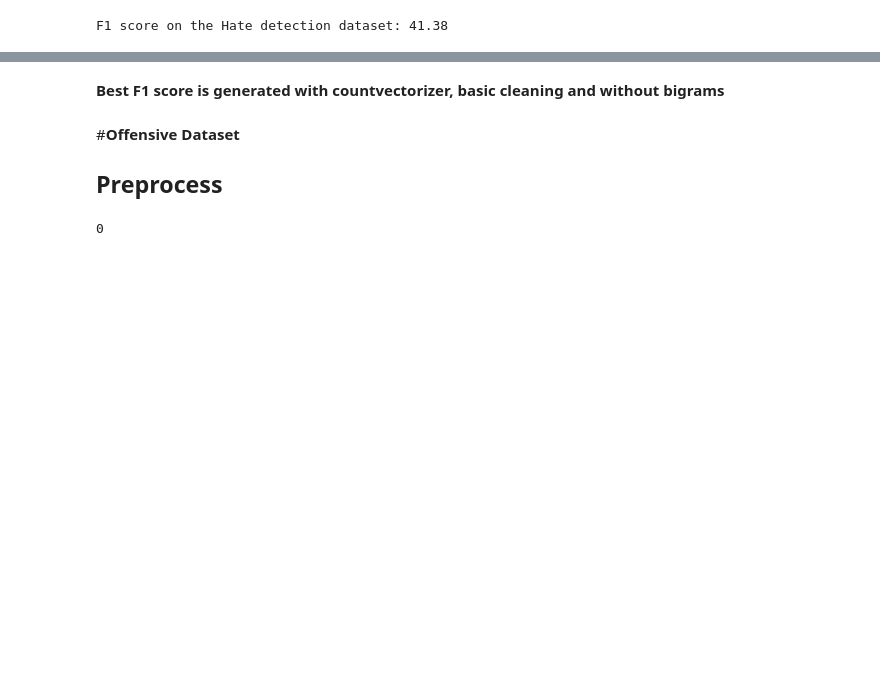
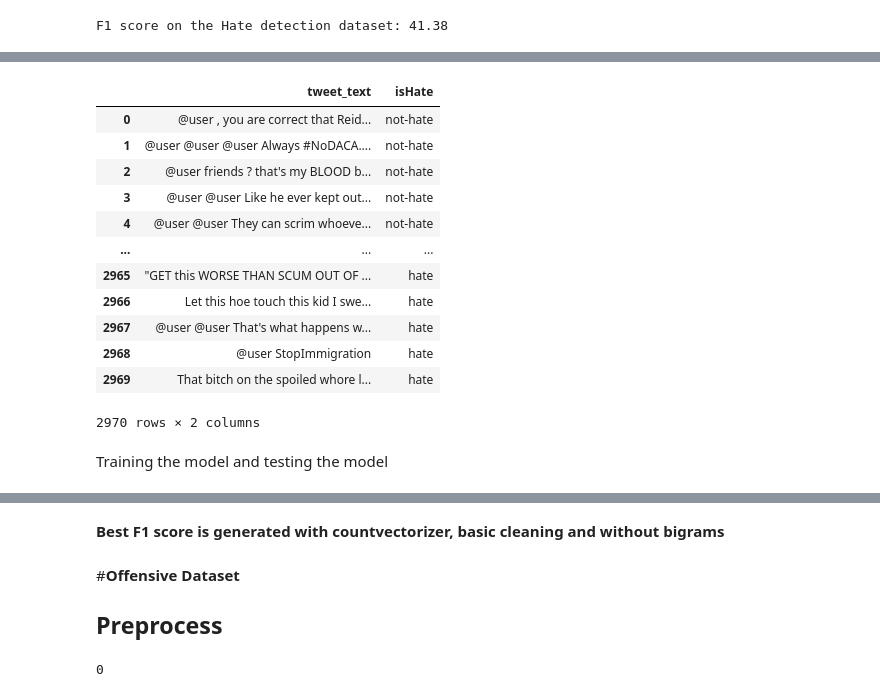
Before and after one commit to asishpattnaik1/CE888, a Jupyter notebook: Final_Project/TweetEvalClassification.ipynb, the cells around one changed output, grey strips where cells are left out. Saved outputs shown, nothing was run; the diff lists cells and outputs as text; code cells hidden in the pictures; blank space fills up the shorter version.

```diff
--- a/Final_Project/TweetEvalClassification.ipynb
+++ b/Final_Project/TweetEvalClassification.ipynb
@@ -352,0 +363,17 @@ F1 score on the Hate detection dataset: 48.65
+# %%
+
+hate_combo_test[['tweet_text','isHate']]
+# %% [output]
+|  | tweet_text | isHate |
+| 0 | @user , you are correct that Reid... | not-hate |
+| 1 | @user @user @user Always #NoDACA.... | not-hate |
+| 2 | @user friends ? that's my BLOOD b... | not-hate |
+| 3 | @user @user Like he ever kept out... | not-hate |
+| 4 | @user @user They can scrim whoeve... | not-hate |
+| ... | ... | ... |
+| 2965 | "GET this WORSE THAN SCUM OUT OF ... | hate |
+| 2966 | Let this hoe touch this kid I swe... | hate |
+| 2967 | @user @user That's what happens w... | hate |
+| 2968 | @user StopImmigration | hate |
+| 2969 | That bitch on the spoiled whore l... | hate |
+2970 rows × 2 columns
@@ -352,0 +437,2 @@ F1 score on the Hate detection dataset: 48.65
+# %% [markdown]
+Training the model and testing the model
```
Also changed, not shown: parts of 41 cells of this notebook.
